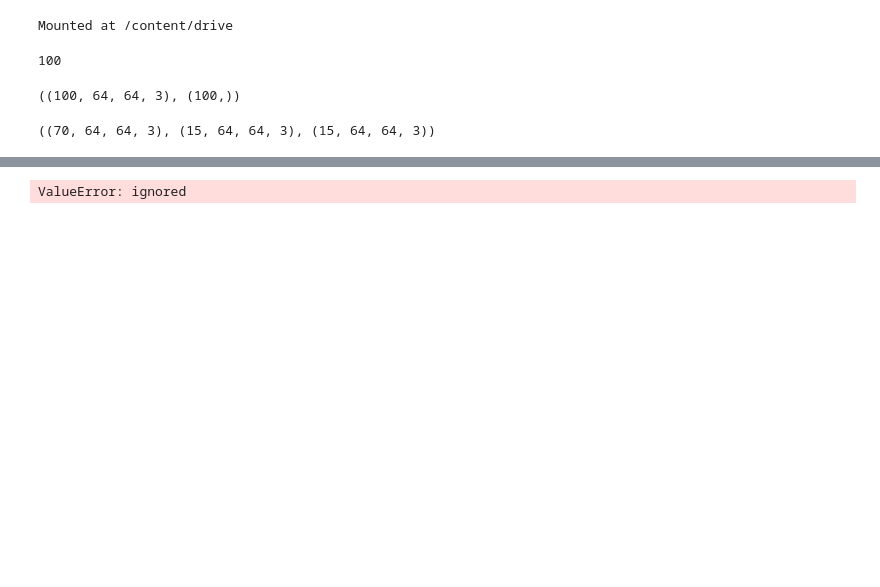
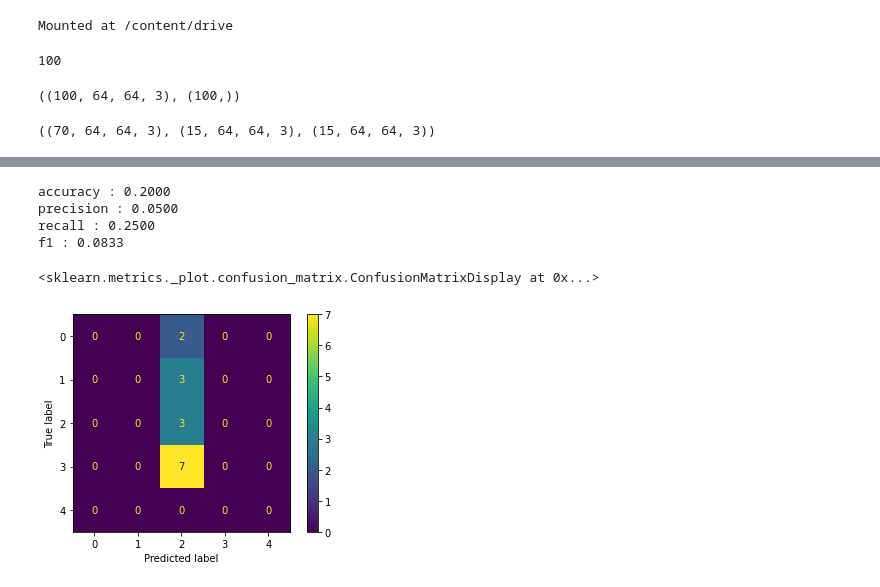
Before and after one commit to oktaviacitra/classification, a Jupyter notebook: VillainClassification.ipynb, the cells around one changed output, grey strips where cells are left out. Drawn from its saved outputs; the diff is of its cells as text; code cells hidden in the pictures; blank space fills up the shorter version.

```diff
--- a/VillainClassification.ipynb
+++ b/VillainClassification.ipynb
@@ -233,16 +222,22 @@ graph_history('accuracy', 'val_accuracy', [0.0, 1.0])
 # %%
 from sklearn.metrics import accuracy_score, precision_score, recall_score, f1_score
 
-y_pred = model.predict(X_test)
+y_pred = np.argmax(model.predict(X_test), axis=1)
 print('accuracy : %.4f' % (accuracy_score(y_test, y_pred)) )
 print('precision : %.4f' % (precision_score(y_test, y_pred, average='macro')) )
 print('recall : %.4f' % (recall_score(y_test, y_pred, average='macro')) )
 print('f1 : %.4f' % (f1_score(y_test, y_pred, average='macro')) )
 # %% [output]
-ValueError: ignored
+accuracy : 0.2000
+precision : 0.0500
+recall : 0.2500
+f1 : 0.0833
 # %%
 from sklearn.metrics import confusion_matrix, ConfusionMatrixDisplay
 
-cm = confusion_matrix(y_test, y_pred, labels=model.classes_)
-disp = ConfusionMatrixDisplay(confusion_matrix=cm, display_labels=model.classes_)
+cm = confusion_matrix(y_test, y_pred, labels=[0, 1, 2, 3, 4])
+disp = ConfusionMatrixDisplay(confusion_matrix=cm, display_labels=[0, 1, 2, 3, 4])
 disp.plot()
+# %% [output]
+<sklearn.metrics._plot.confusion_matrix.ConfusionMatrixDisplay at 0x...>
+[figure, added]
```
Also changed, not shown: parts of 8 cells of this notebook.
